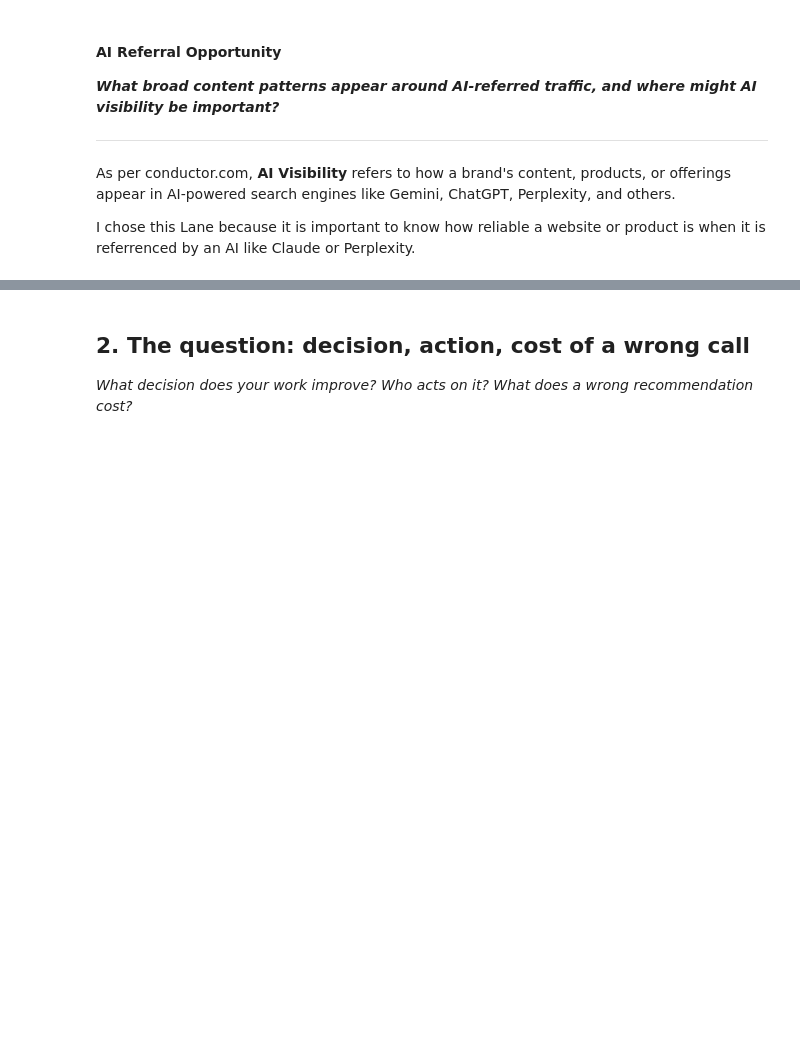
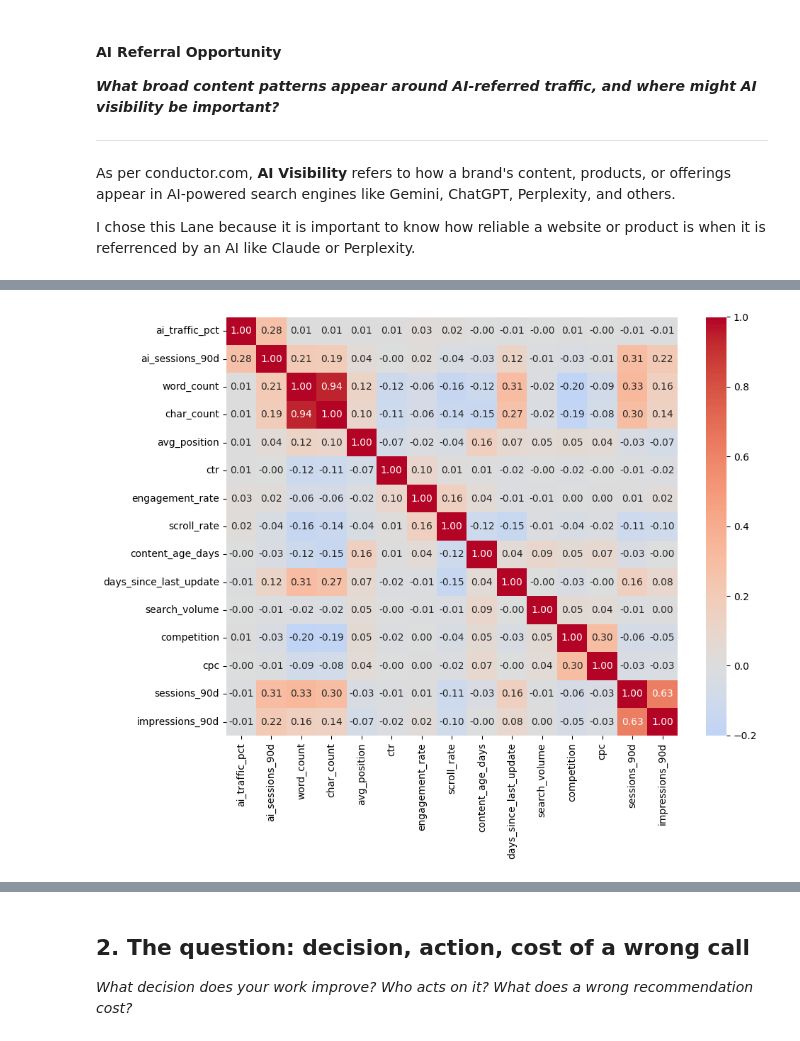
Before and after one commit to jomana2006/FlyRank-ML-Internship, a Jupyter notebook: w01_research_question.ipynb, the cells around one changed output, grey strips where cells are left out. Drawn from its saved outputs; the diff is of its cells as text; code cells hidden in the pictures; blank space fills up the shorter version.

```diff
--- a/w01_research_question.ipynb
+++ b/w01_research_question.ipynb
@@ -30,3 +32,4 @@ import numpy as np
 # %%
-DATA = pd.read_csv(r"C:\Users\jojos\Downloads\content_refresh_anonymized.csv")
+DATA = pd.read_csv("/content/content_refresh_anonymized.csv")
+DATA.head(20)
 # %% [output]
@@ -33,0 +110,12 @@ FileNotFoundError: [Errno 2] No such file or directory: 'C:\\Users\\jojos\\Downl
+# %%
+cols_of_interest = ['ai_traffic_pct', 'ai_sessions_90d', 'word_count', 'char_count',
+                     'avg_position', 'ctr', 'engagement_rate', 'scroll_rate',
+                     'content_age_days', 'days_since_last_update', 'search_volume',
+                     'competition', 'cpc', 'sessions_90d', 'impressions_90d']
+
+plt.figure(figsize=(10, 8))
+sns.heatmap(DATA[cols_of_interest].corr(), annot=True, fmt='.2f', cmap='coolwarm', center=0)
+plt.tight_layout()
+plt.show()
+# %% [output]
+[figure, added]
```
Also changed, not shown: parts of 6 cells of this notebook.
